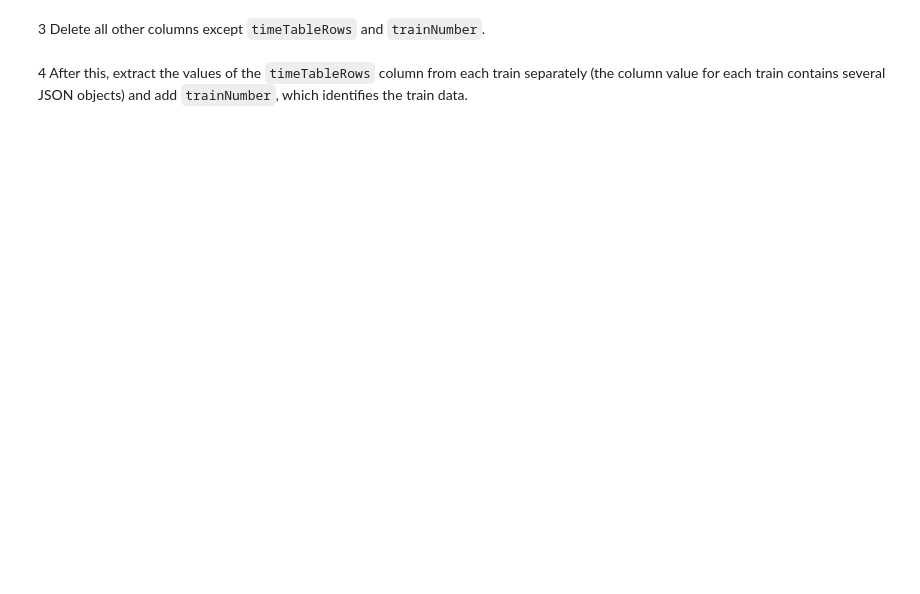
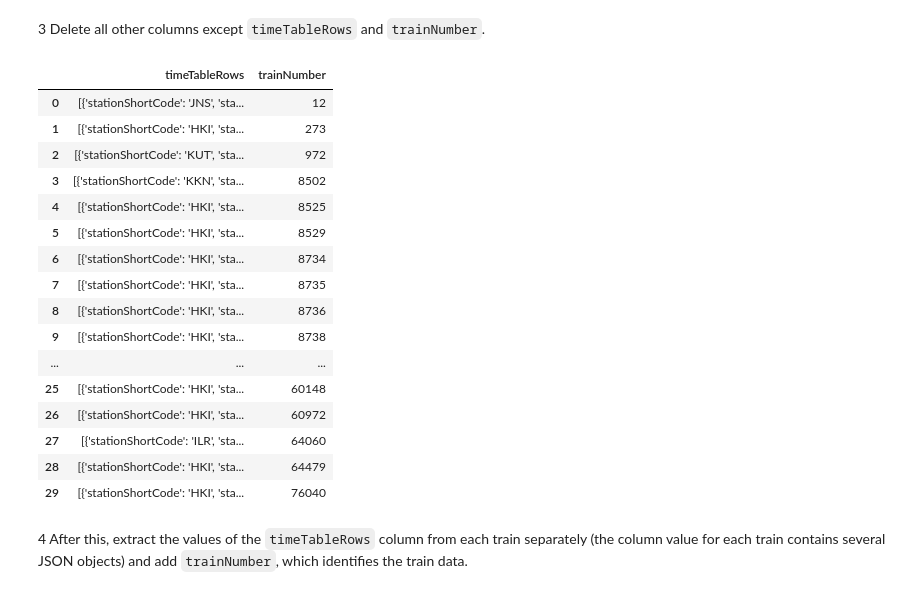
Before and after one commit to aamnah/ttc8030-data-preprocessing, a Jupyter notebook: exercises/Exercise_7_Final.ipynb, the cells around one changed output. Cells and saved outputs as stored; diff of their text form; code cells hidden in the pictures; blank space fills up the shorter version.

```diff
--- a/exercises/Exercise_7_Final.ipynb
+++ b/exercises/Exercise_7_Final.ipynb
@@ -36 +64,22 @@ This final exercise combines different parts from the previous exercises.
+# %%
+df = df.loc[:, ['timeTableRows', 'trainNumber']]
+df
+# %% [output]
+|  | timeTableRows | trainNumber |
+| 0 | [{'stationShortCode': 'JNS', 'sta... | 12 |
+| 1 | [{'stationShortCode': 'HKI', 'sta... | 273 |
+| 2 | [{'stationShortCode': 'KUT', 'sta... | 972 |
+| 3 | [{'stationShortCode': 'KKN', 'sta... | 8502 |
+| 4 | [{'stationShortCode': 'HKI', 'sta... | 8525 |
+| 5 | [{'stationShortCode': 'HKI', 'sta... | 8529 |
+| 6 | [{'stationShortCode': 'HKI', 'sta... | 8734 |
+| 7 | [{'stationShortCode': 'HKI', 'sta... | 8735 |
+| 8 | [{'stationShortCode': 'HKI', 'sta... | 8736 |
+| 9 | [{'stationShortCode': 'HKI', 'sta... | 8738 |
+| ... | ... | ... |
+| 25 | [{'stationShortCode': 'HKI', 'sta... | 60148 |
+| 26 | [{'stationShortCode': 'HKI', 'sta... | 60972 |
+| 27 | [{'stationShortCode': 'ILR', 'sta... | 64060 |
+| 28 | [{'stationShortCode': 'HKI', 'sta... | 64479 |
+| 29 | [{'stationShortCode': 'HKI', 'sta... | 76040 |
 # %% [markdown]
```
Also changed, not shown: parts of 15 cells of this notebook.
